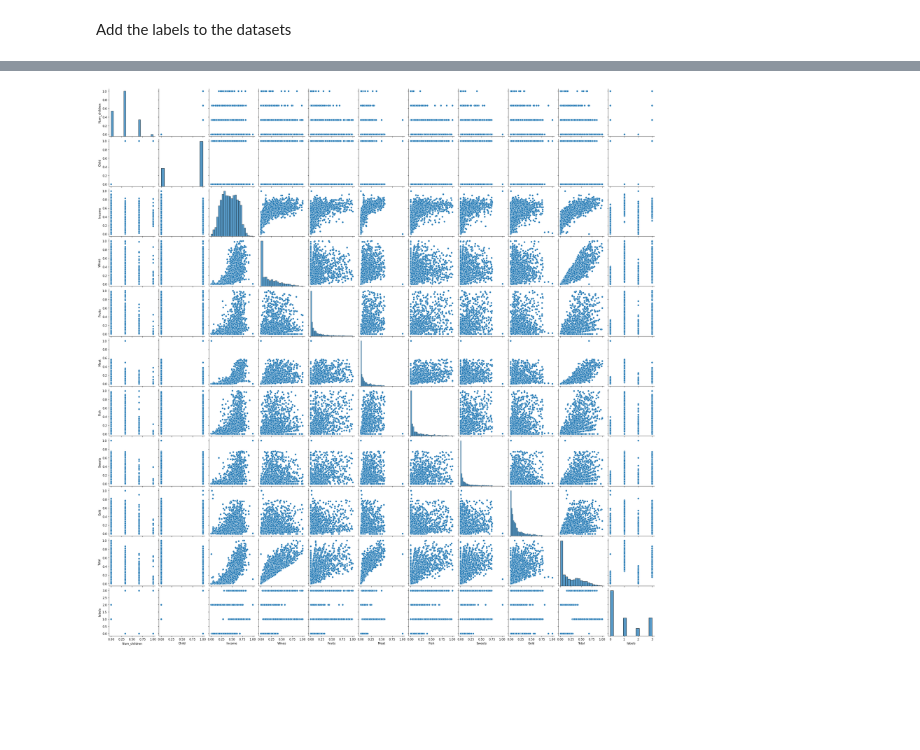
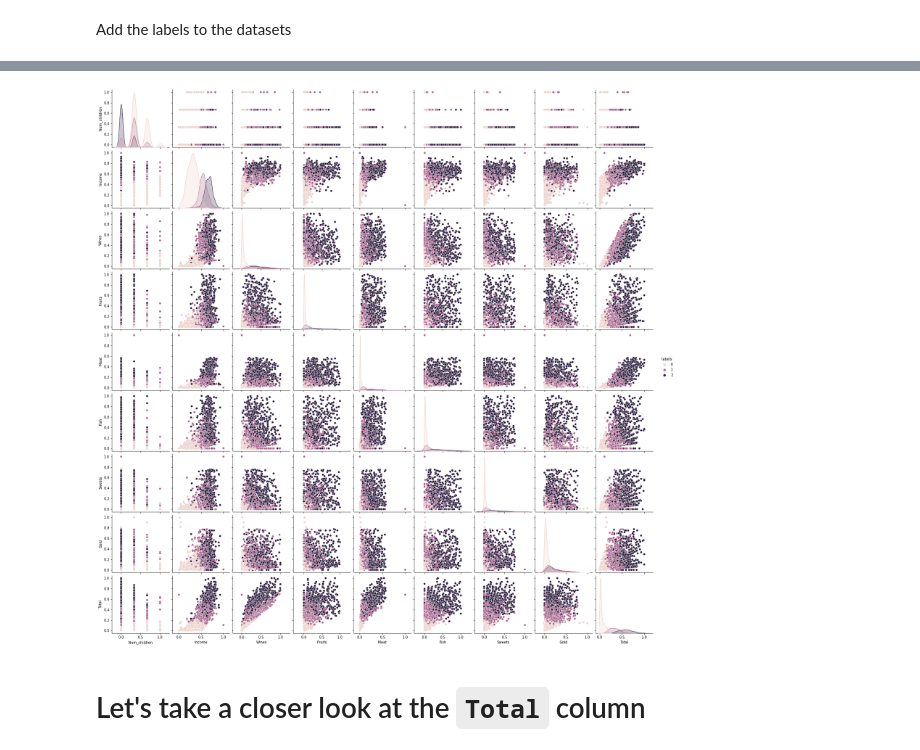
Before and after one commit to johng034/customer-segmentation, a Jupyter notebook: 3. Modeling.ipynb, the cells around one changed output, grey strips where cells are left out. Cells and saved outputs as stored; diff of their text form; code cells hidden in the pictures; blank space fills up the shorter version.

Commit message:
removed a feature from the training set and created three clusters

```diff
--- a/3. Modeling.ipynb
+++ b/3. Modeling.ipynb
@@ -148,5 +153,7 @@ All items
 # %%
-X = num_df[neg_corr.index.tolist() + pos_corr.index.tolist()].copy()
+all_df = num_df[neg_corr.index.tolist() + pos_corr.index.tolist()].copy()
+
+X = all_df.drop('Child', axis=1).copy()
 
 X.head()
 # %% [output]
@@ -192,7 +199,7 @@ scores   = {}
 inertias = {}
 
 for i in clusters:
-    kmeans = KMeans(n_clusters=i, n_init=50, algorithm='full')
+    kmeans = KMeans(n_clusters=i, n_init=50)  # , algorithm='full')
     kmeans.fit(X_scaled)
     scores[i] = silhouette_score(X_scaled, kmeans.labels_)
     inertias[i] = kmeans.inertia_
@@ -222,4 +339,4 @@ plt.show()
 # %%
-kmeans = KMeans(n_clusters=4, n_init=100, algorithm='full', random_state=42)
+kmeans = KMeans(n_clusters=3, n_init=100, algorithm='full', random_state=10)
 kmeans.fit(X_scaled)
 # %% [output]
@@ -250,5 +381,7 @@ X_scaled.head()
 # %%
-sns.pairplot(X_scaled)
+sns.pairplot(X_scaled, hue='labels')
 plt.show()
 # %% [output]
-[figure, old version]
+[figure, new version]
+# %% [markdown]
+# Let's take a closer look at the `Total` column
```
Also changed, not shown: parts of 14 cells of this notebook, 2 other files.
